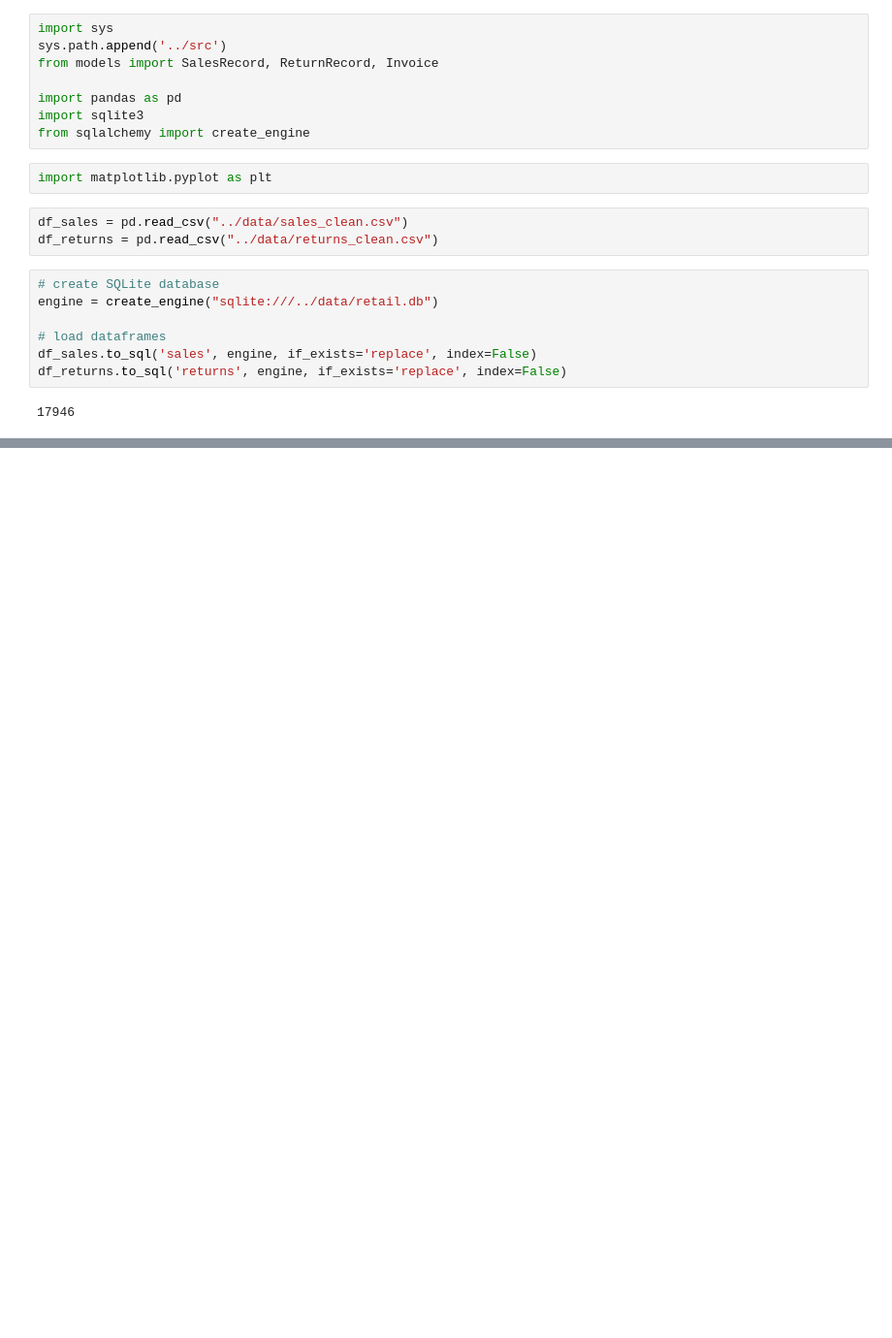
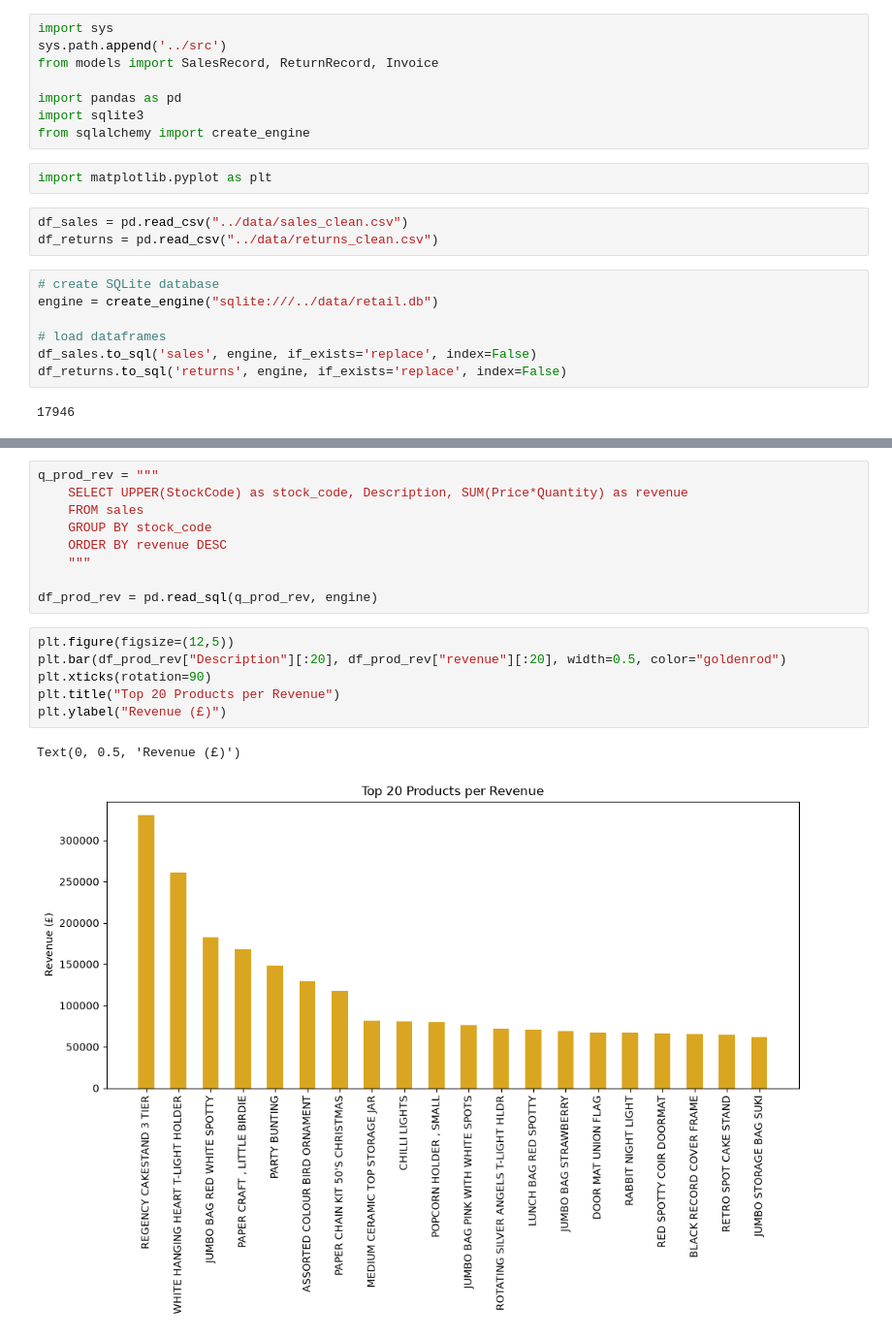
Before and after one commit to Sara-Munafo/retail-sales-analysis, a Jupyter notebook: notebooks/02_analysis.ipynb, the cells around one changed output, grey strips where cells are left out. Shown at 97% size. Drawn from its saved outputs; the diff is of its cells as text; blank space fills up the shorter version.

```diff
--- a/notebooks/02_analysis.ipynb
+++ b/notebooks/02_analysis.ipynb
@@ -93,0 +140,18 @@ plt.show()
+# %%
+q_prod_rev = """
+    SELECT UPPER(StockCode) as stock_code, Description, SUM(Price*Quantity) as revenue
+    FROM sales
+    GROUP BY stock_code
+    ORDER BY revenue DESC
+    """
+
+df_prod_rev = pd.read_sql(q_prod_rev, engine)
+# %%
+plt.figure(figsize=(12,5))
+plt.bar(df_prod_rev["Description"][:20], df_prod_rev["revenue"][:20], width=0.5, color="goldenrod")
+plt.xticks(rotation=90)
+plt.title("Top 20 Products per Revenue")
+plt.ylabel("Revenue (£)")
+# %% [output]
+Text(0, 0.5, 'Revenue (£)')
+[figure, added]
```
Also changed, not shown: parts of 37 cells of this notebook.
